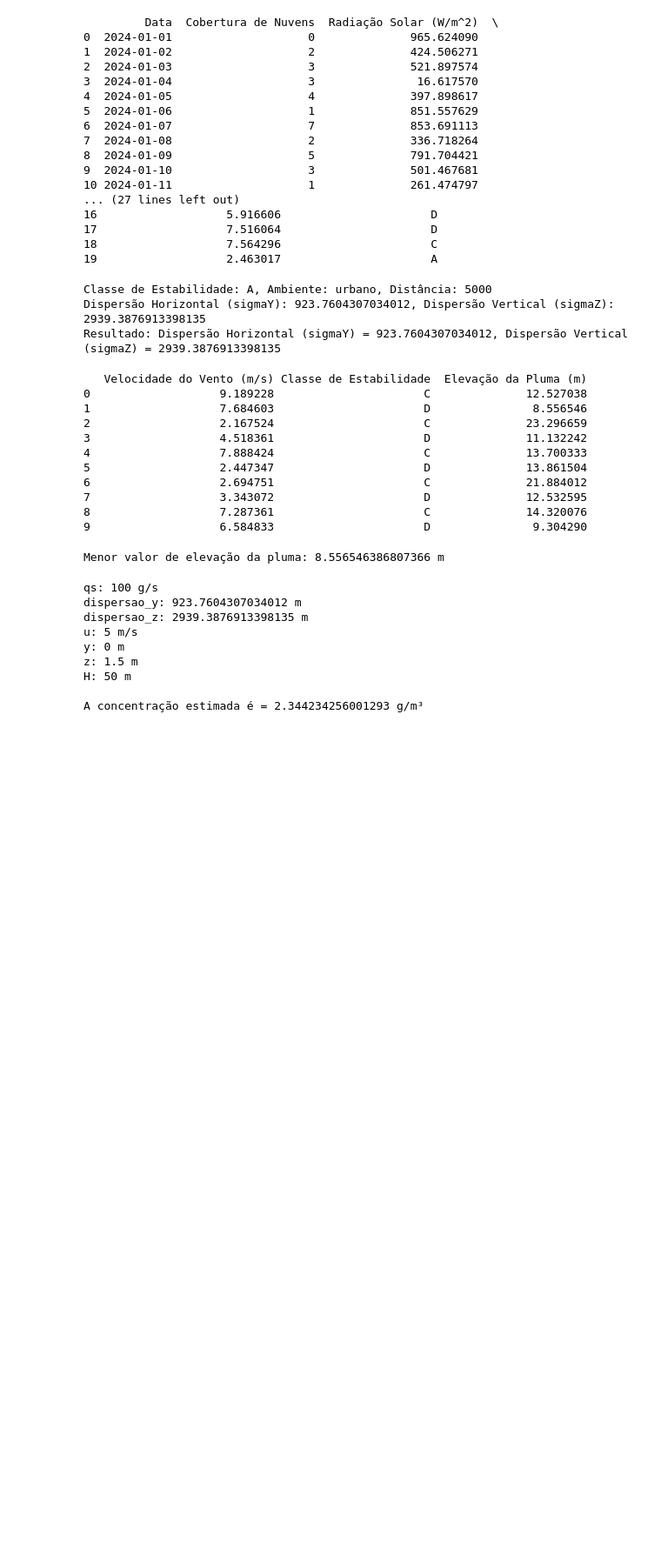
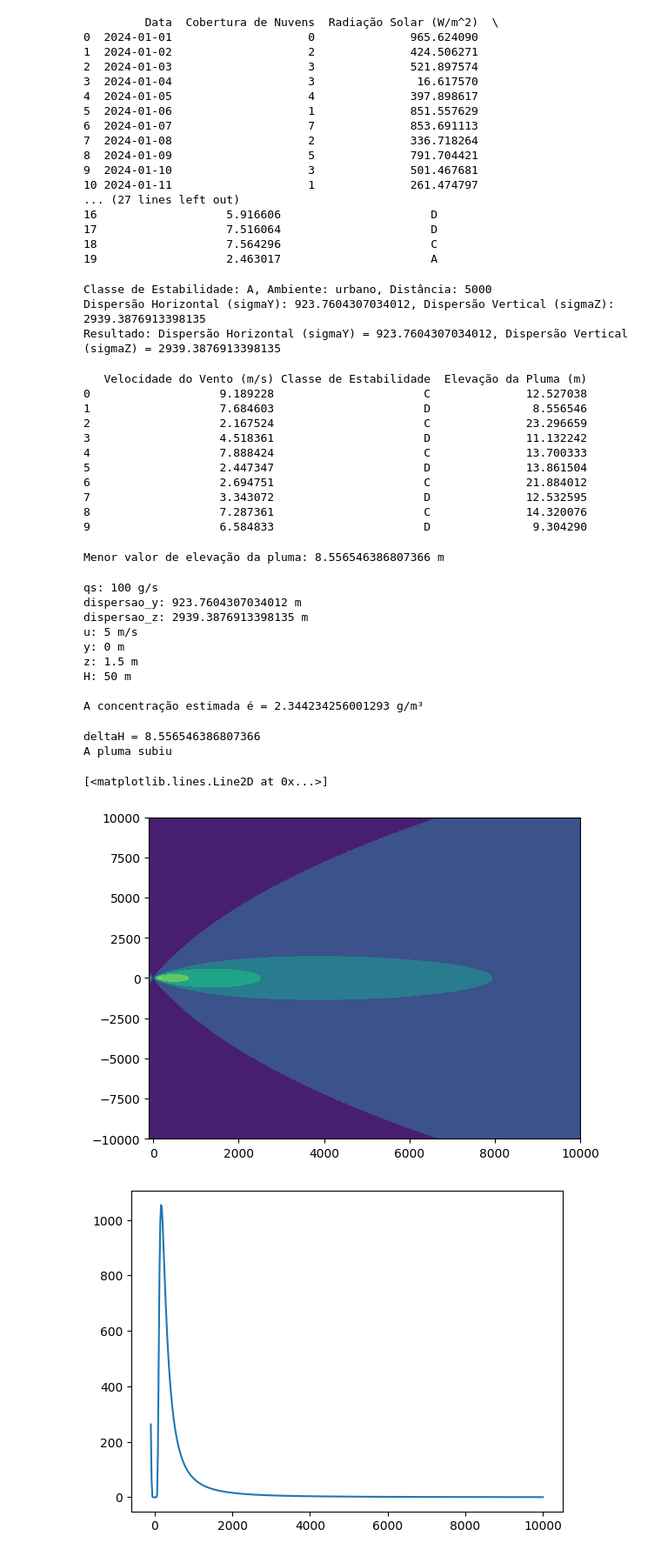
Before and after one commit to martinscica/ENS5173, a Jupyter notebook: Atv03_Pt01.ipynb, the cells around one changed output. Shown: that part at 87% size. Drawn from its saved outputs; the diff is of its cells as text; code cells hidden in the pictures; blank space fills up the shorter version.

```diff
--- a/Atv03_Pt01.ipynb
+++ b/Atv03_Pt01.ipynb
@@ -327,3 +327,74 @@ z: 1.5 m
 H: 50 m
 
 A concentração estimada é = 2.344234256001293 g/m³
+# %%
+# Criando função da estimativa da dispersão lateral e vertical da pluma
+def sigmaXY(x,classe,urbOrRural):
+    if urbOrRural=='urbano':
+        if (classe=='A') or (classe=='B'):
+            sigmaY = 0.32*x*(1+0.0004*x)**(-0.5)
+            sigmaZ = 0.24*x*(1+0.001*x)**(0.5)
+        else:
+            print('Classe de estabilidade errada')
+    if urbOrRural=='rural':
+        if (classe=='A') :
+            sigmaY = 0.22*x*(1+0.0001*x)**(-0.5)
+            sigmaZ = 0.20*x
+        else:
+            print('Classe de estabilidade errada. Fique ligado')
+    return sigmaY,sigmaZ
+# %%
+# Criando domínio de modelagem
+x = np.linspace(-100,10000,500)
+y = np.linspace(-10000,10000,500)
+
+# Criando matrizes de x e y
+xx,yy = np.meshgrid(x,y)
+
+# Adotando inputs
+classe = 'A'
+urbOrRural = 'urbano'
+hg = 50 # m altura geométrica da chaminé
+u = 5 # m/s
+y = 0 # estimando na direção do vento
+z = 1.5 # altura do nariz
+d = 1 # em metros
+vs = 10 # em m/s
+Ts = 300 # em Kelvin
+Tamb = 293 # em Kelvin
+
+# Estimando o coeficiente de dispersão lateral e vertical
+sigmaY,sigmaZ = sigmaXY(xx,classe,urbOrRural)
+
+if vs>1.5*u:
+    # Estimando a sobrelevação da pluma (deltaH)
+    deltaH = dados['Elevação da Pluma (m)'].min()
+    print('deltaH = '+str(deltaH))
+    hef = hg+deltaH
+    print('A pluma subiu')
+else:
+    hef = hg +2*d*((vs/u)-1.5)
+    print('A pluma caiu')
+
+# Utilizando a matriz de yy como input na função do modelo gaussiano
+conc = modeloGaussiano(qs,sigmaY,sigmaZ,u,yy,z,hef)
+
+# Visualização dos resultados no espaço
+import matplotlib.pyplot as plt
+from matplotlib.colors import LogNorm
+fig,ax = plt.subplots()
+ax.contourf(xx,yy,conc+0.1,norm = LogNorm())
+
+# Corte em y - sobre o eixo x
+fig,ax = plt.subplots()
+ax.plot(x,conc[250,:])
+
+# Corte em x - sobre o eixo y
+fig,ax = plt.subplots()
+ax.plot(x,conc[:,100])
+# %% [output]
+deltaH = 8.556546386807366
+A pluma subiu
+[<matplotlib.lines.Line2D at 0x...>]
+[figure, added]
+[figure, added]
```
Also changed, not shown: parts of 1 cell of this notebook.
